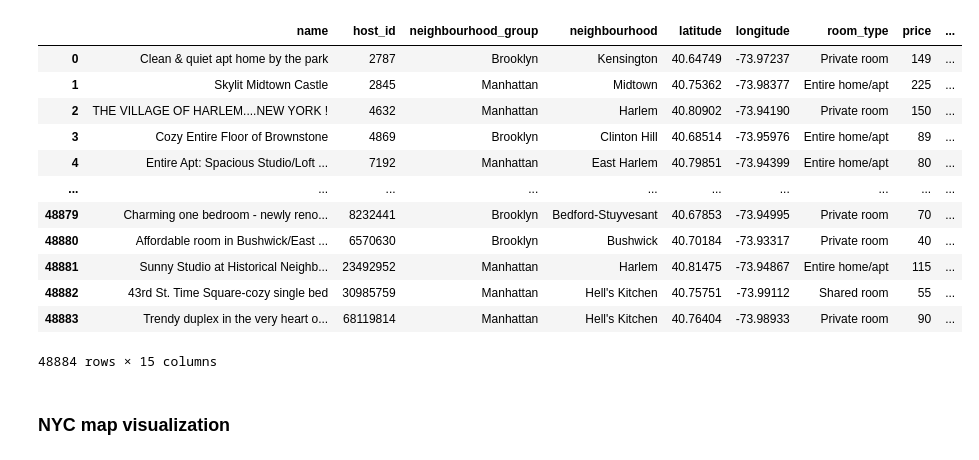
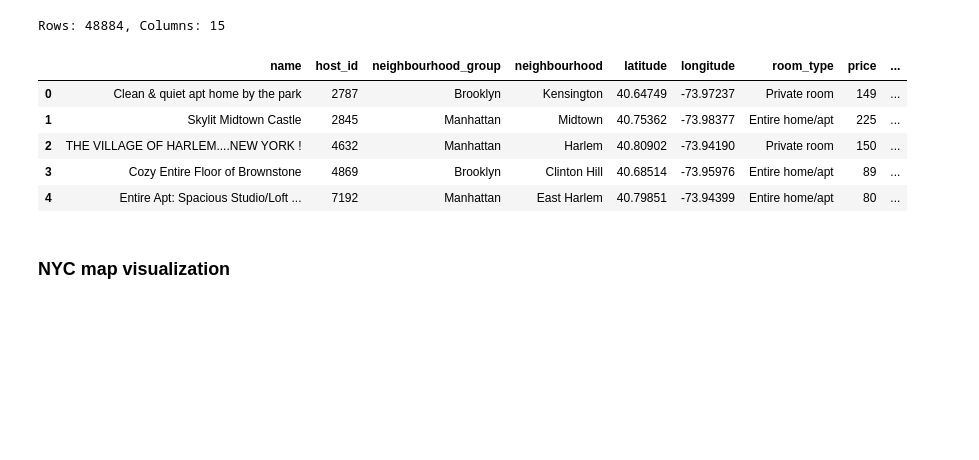
Before and after one commit to Handras18/New-York-City-Airbnb, a Jupyter notebook: 02_deep_eda.ipynb, the cells around one changed output. Saved outputs shown, nothing was run; the diff lists cells and outputs as text; code cells hidden in the pictures; blank space fills up the shorter version.

```diff
--- a/02_deep_eda.ipynb
+++ b/02_deep_eda.ipynb
@@ -8,21 +9,16 @@ from folium import folium,plugins
 # %%
 DATA_PATH=Path('data/CLEAN_AB_NYC_2019.csv')
 df=pd.read_csv(DATA_PATH)
-df
+print(f"Rows: {len(df)}, Columns: {df.shape[1]}")
+df.head()
 # %% [output]
+Rows: 48884, Columns: 15
 |  | name | host_id | neighbourhood_group | neighbourhood | latitude | longitude | room_type | price | ... |
 | 0 | Clean & quiet apt home by the park | 2787 | Brooklyn | Kensington | 40.64749 | -73.97237 | Private room | 149 | ... |
 | 1 | Skylit Midtown Castle | 2845 | Manhattan | Midtown | 40.75362 | -73.98377 | Entire home/apt | 225 | ... |
 | 2 | THE VILLAGE OF HARLEM....NEW YORK ! | 4632 | Manhattan | Harlem | 40.80902 | -73.94190 | Private room | 150 | ... |
 | 3 | Cozy Entire Floor of Brownstone | 4869 | Brooklyn | Clinton Hill | 40.68514 | -73.95976 | Entire home/apt | 89 | ... |
 | 4 | Entire Apt: Spacious Studio/Loft ... | 7192 | Manhattan | East Harlem | 40.79851 | -73.94399 | Entire home/apt | 80 | ... |
-| ... | ... | ... | ... | ... | ... | ... | ... | ... | ... |
-| 48879 | Charming one bedroom - newly reno... | 8232441 | Brooklyn | Bedford-Stuyvesant | 40.67853 | -73.94995 | Private room | 70 | ... |
-| 48880 | Affordable room in Bushwick/East ... | 6570630 | Brooklyn | Bushwick | 40.70184 | -73.93317 | Private room | 40 | ... |
-| 48881 | Sunny Studio at Historical Neighb... | 23492952 | Manhattan | Harlem | 40.81475 | -73.94867 | Entire home/apt | 115 | ... |
-| 48882 | 43rd St. Time Square-cozy single bed | 30985759 | Manhattan | Hell's Kitchen | 40.75751 | -73.99112 | Shared room | 55 | ... |
-| 48883 | Trendy duplex in the very heart o... | 68119814 | Manhattan | Hell's Kitchen | 40.76404 | -73.98933 | Private room | 90 | ... |
-48884 rows × 15 columns
 # %% [markdown]
 ### NYC map visualization
 # %%
```
Also changed, not shown: parts of 7 cells of this notebook, 1 other file.
